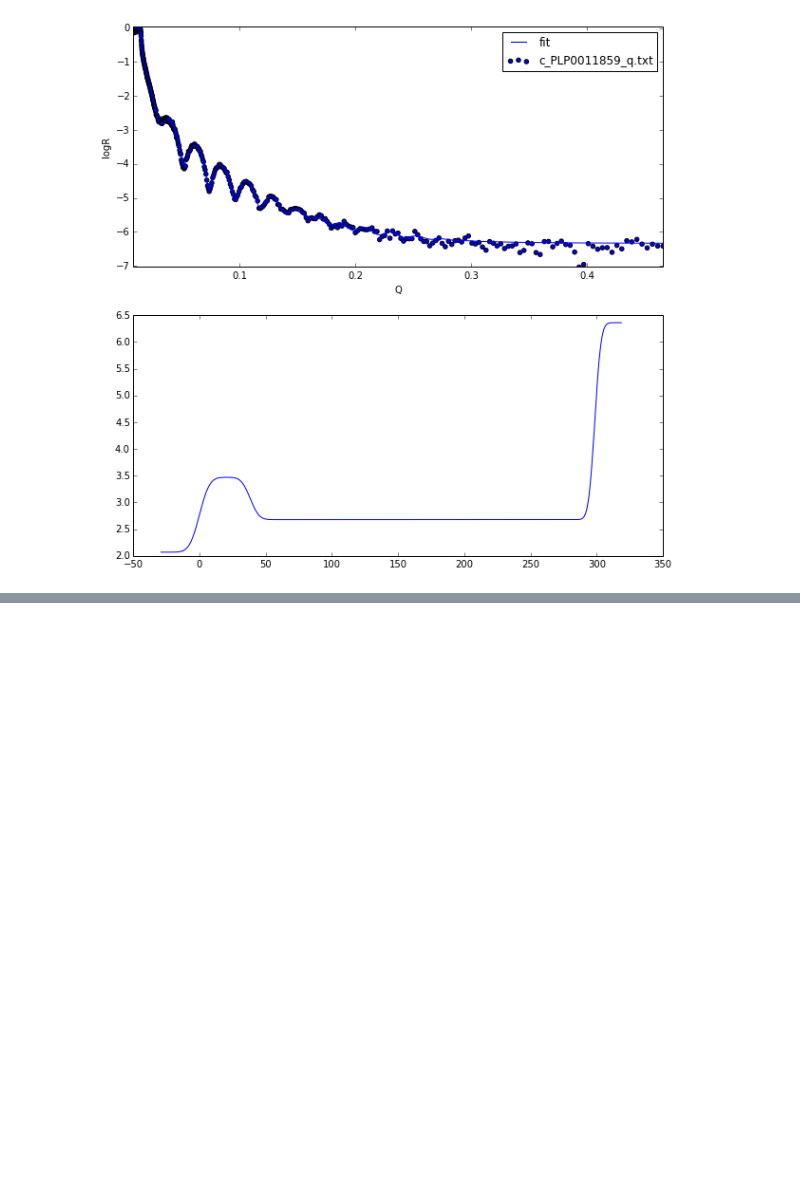
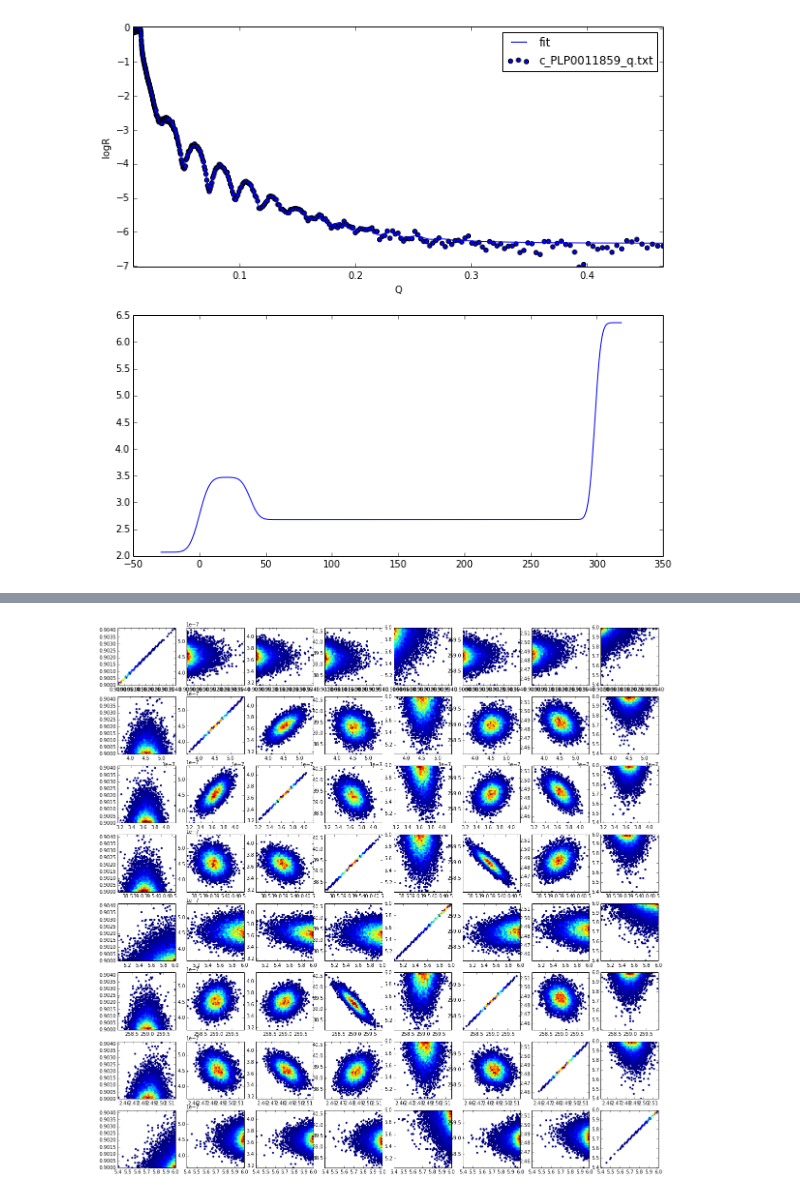
Before and after one commit to refnx/refnx, a Jupyter notebook: data/reflectometry_analysis.ipynb, the cells around one changed output, grey strips where cells are left out. Cells and saved outputs as stored; diff of their text form; code cells hidden in the pictures; blank space fills up the shorter version.

```diff
--- a/data/reflectometry_analysis.ipynb
+++ b/data/reflectometry_analysis.ipynb
@@ -166,0 +163,11 @@ Plotting p6
+# %%
+fitted=[1, 6, 7, 8, 11, 12, 13, 15]
+tracey = [MDL.trace('p%d'%i)[:] for i in fitted]
+# %%
+l = len(tracey)
+for i in range(l):
+    for j in range(l):
+        axt = subplot(l, l, i * l + j + 1)
+        hexbin(tracey[i], tracey[j], mincnt=1, gridsize=40)
+# %% [output]
+[figure, added]
```
Also changed, not shown: parts of 5 cells of this notebook.
